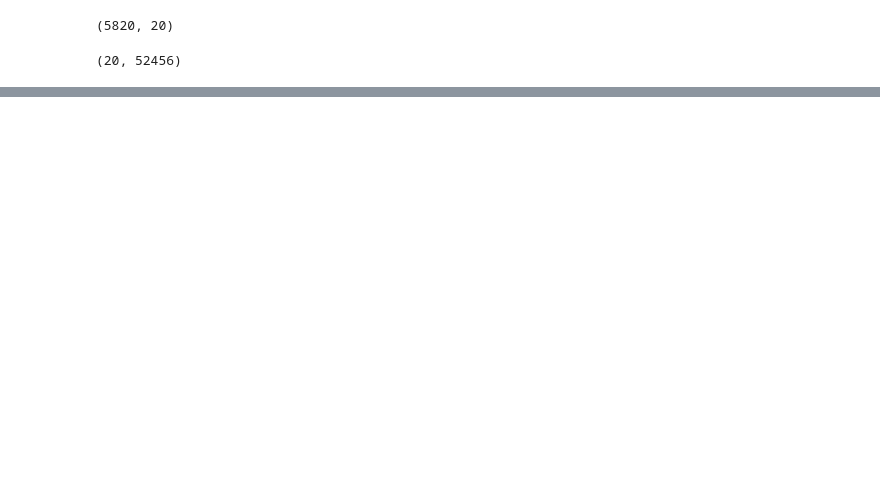
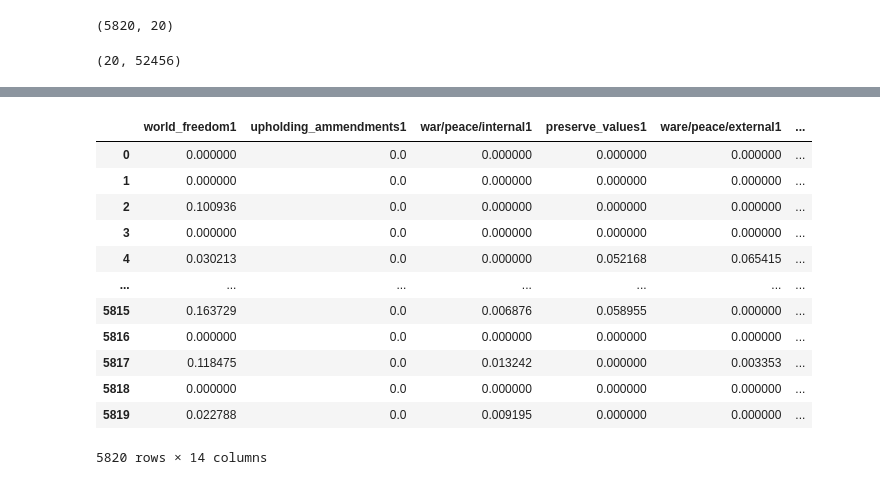
Before and after one commit to andrewdouglassmith1/NLP_Inaugural_Addresses, a Jupyter notebook: Code/04_NLP_Analysis_Sentence&Par_Tokenized.ipynb, the cells around one changed output, grey strips where cells are left out. Saved outputs shown, nothing was run; the diff lists cells and outputs as text; code cells hidden in the pictures; blank space fills up the shorter version.

```diff
--- a/Code/04_NLP_Analysis_Sentence&Par_Tokenized.ipynb
+++ b/Code/04_NLP_Analysis_Sentence&Par_Tokenized.ipynb
@@ -356,0 +370,6 @@ topic_words_par
+# %%
+# Group protecting  us interests
+protect_us_interests_sum = df_topics['protecting_us_interests1'] + df_topics['protecting_us_interests2']
+# %%
+# Make grouped topics equal to df_topics
+df_grouped_topics = df_topics.copy()
@@ -356,0 +388,16 @@ topic_words_par
+# %%
+df_grouped_topics
+# %% [output]
+|  | world_freedom1 | upholding_ammendments1 | war/peace/internal1 | preserve_values1 | ware/peace/external1 | ... |
+| 0 | 0.000000 | 0.0 | 0.000000 | 0.000000 | 0.000000 | ... |
+| 1 | 0.000000 | 0.0 | 0.000000 | 0.000000 | 0.000000 | ... |
+| 2 | 0.100936 | 0.0 | 0.000000 | 0.000000 | 0.000000 | ... |
+| 3 | 0.000000 | 0.0 | 0.000000 | 0.000000 | 0.000000 | ... |
+| 4 | 0.030213 | 0.0 | 0.000000 | 0.052168 | 0.065415 | ... |
+| ... | ... | ... | ... | ... | ... | ... |
+| 5815 | 0.163729 | 0.0 | 0.006876 | 0.058955 | 0.000000 | ... |
+| 5816 | 0.000000 | 0.0 | 0.000000 | 0.000000 | 0.000000 | ... |
+| 5817 | 0.118475 | 0.0 | 0.013242 | 0.000000 | 0.003353 | ... |
+| 5818 | 0.000000 | 0.0 | 0.000000 | 0.000000 | 0.000000 | ... |
+| 5819 | 0.022788 | 0.0 | 0.009195 | 0.000000 | 0.000000 | ... |
+5820 rows × 14 columns
```
Also changed, not shown: parts of 30 cells of this notebook, 1 other file.
